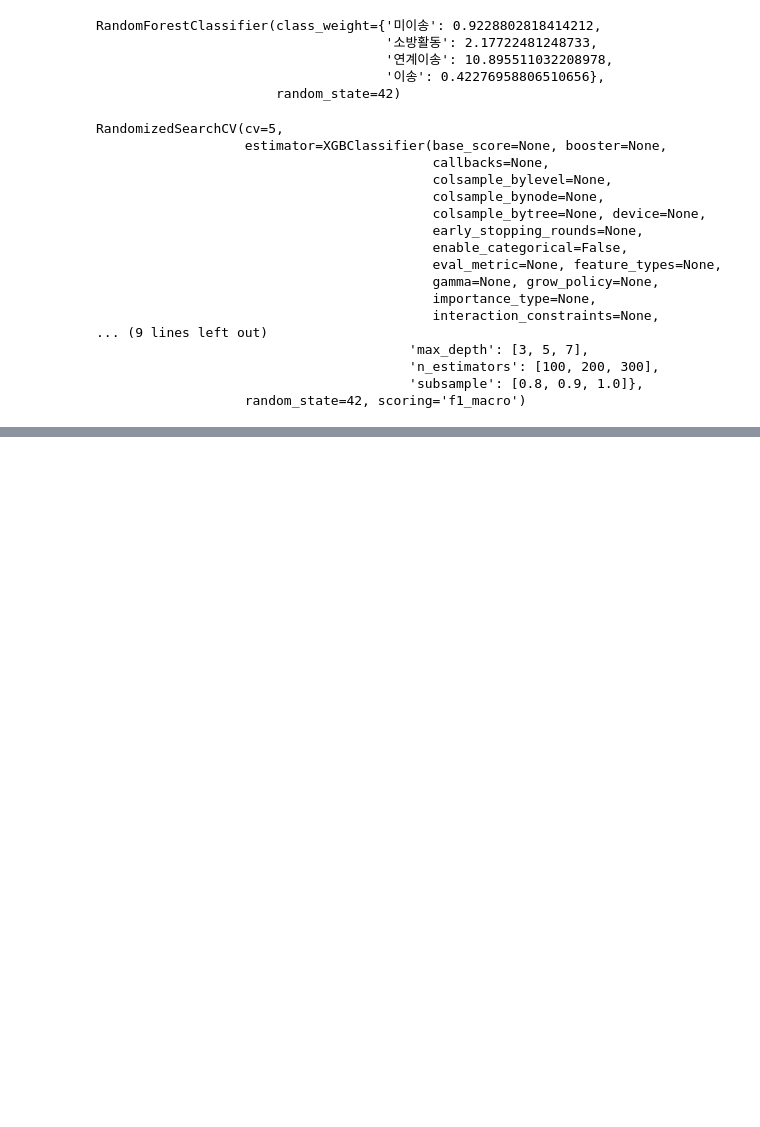
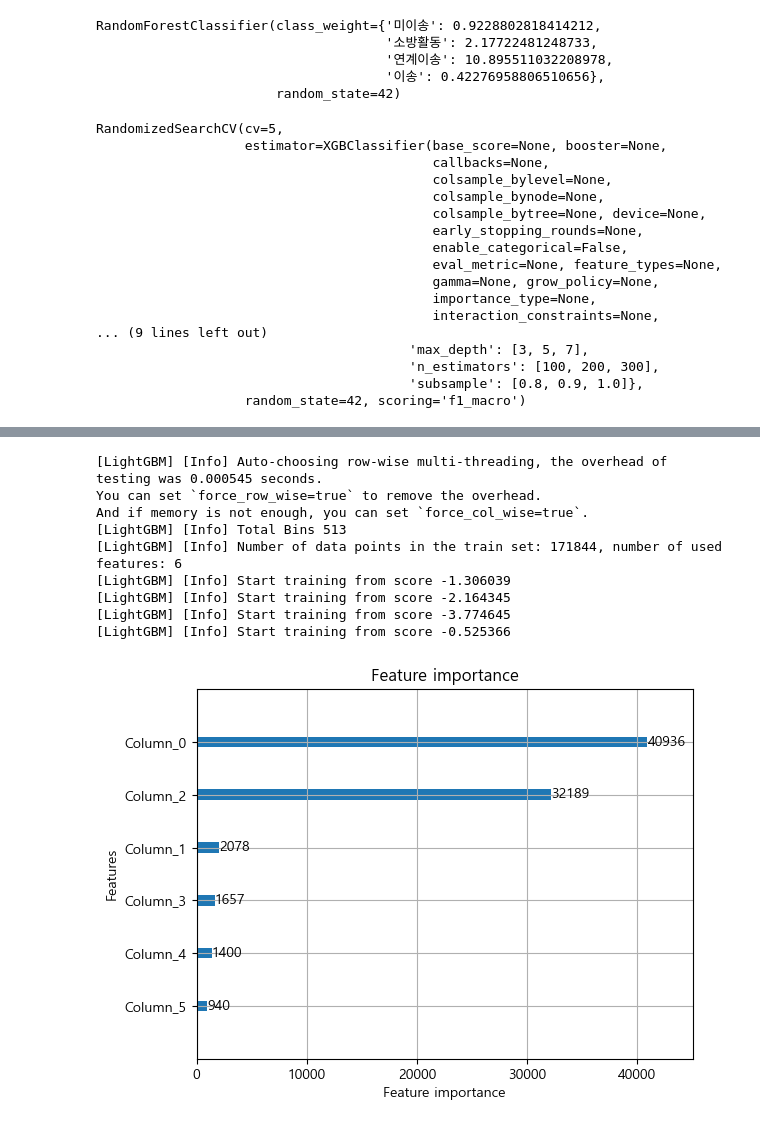
Before and after one commit to HectorSin/TIL, a Jupyter notebook: ml_basic/Project/code_with_trans.ipynb, the cells around one changed output, grey strips where cells are left out. Saved outputs shown, nothing was run; the diff lists cells and outputs as text; code cells hidden in the pictures; blank space fills up the shorter version.

```diff
--- a/ml_basic/Project/code_with_trans.ipynb
+++ b/ml_basic/Project/code_with_trans.ipynb
@@ -760,0 +751,22 @@ Random Forest Average F1 Score: 0.5236330086407511
+# %%
+import lightgbm as lgb
+import matplotlib.pyplot as plt
+
+# 모델 학습
+lgbm_model = LGBMClassifier(**lgbm_search.best_params_)
+lgbm_model.fit(X_train, y_train_encoded)
+
+# 피처 중요도 시각화
+lgb.plot_importance(lgbm_model, max_num_features=30)
+plt.show()
+# %% [output]
+[LightGBM] [Info] Auto-choosing row-wise multi-threading, the overhead of testing was 0.000545 seconds.
+You can set `force_row_wise=true` to remove the overhead.
+And if memory is not enough, you can set `force_col_wise=true`.
+[LightGBM] [Info] Total Bins 513
+[LightGBM] [Info] Number of data points in the train set: 171844, number of used features: 6
+[LightGBM] [Info] Start training from score -1.306039
+[LightGBM] [Info] Start training from score -2.164345
+[LightGBM] [Info] Start training from score -3.774645
+[LightGBM] [Info] Start training from score -0.525366
+[figure, added]
```
Also changed, not shown: parts of 12 cells of this notebook.
